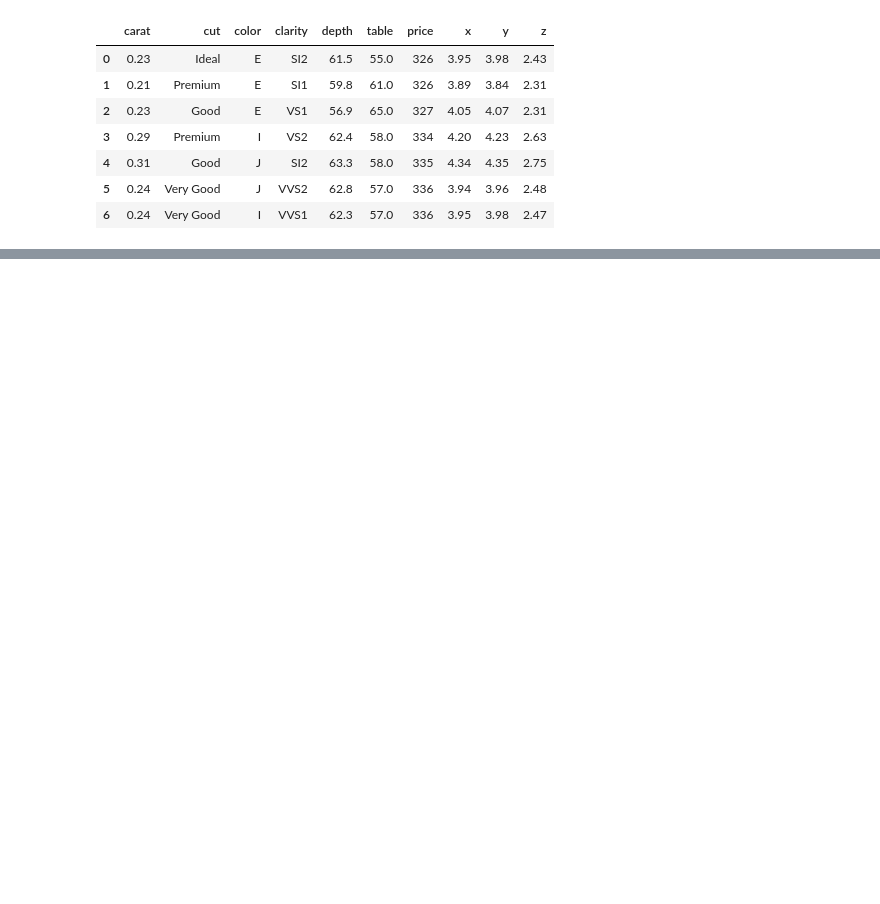
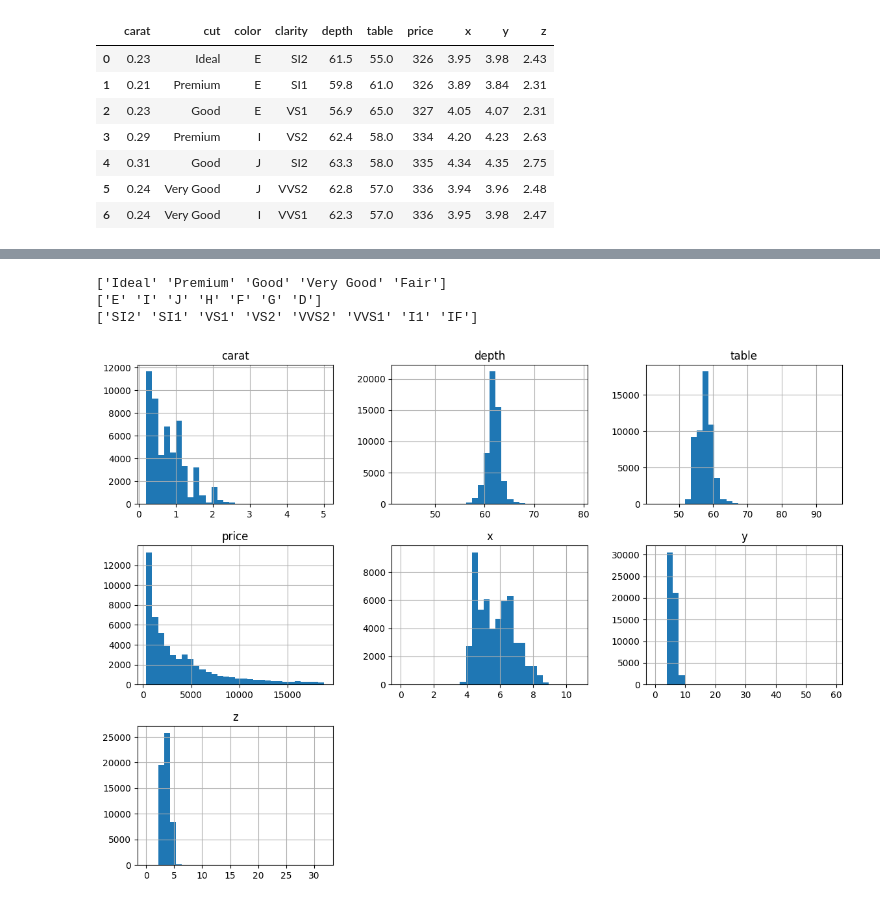
Before and after one commit to Anthonerp/HoangIntroToMachineLearning, a Jupyter notebook: Homework1.ipynb, the cells around one changed output, grey strips where cells are left out. Saved outputs shown, nothing was run; the diff lists cells and outputs as text; code cells hidden in the pictures; blank space fills up the shorter version.

```diff
--- a/Homework1.ipynb
+++ b/Homework1.ipynb
@@ -17,0 +39,19 @@ df.head(7)
+# %%
+cat_cols = df.select_dtypes(include=["object", "category"])
+
+for col in cat_cols:
+    print(df[col].unique())
+# %% [output]
+['Ideal' 'Premium' 'Good' 'Very Good' 'Fair']
+['E' 'I' 'J' 'H' 'F' 'G' 'D']
+['SI2' 'SI1' 'VS1' 'VS2' 'VVS2' 'VVS1' 'I1' 'IF']
+# %%
+df.select_dtypes(include="number").hist(
+    bins=30,
+    figsize=(14, 10),
+    layout=(-1, 3)
+)
+
+plt.show()
+# %% [output]
+[figure, added]
```
Also changed, not shown: parts of 3 cells of this notebook.
